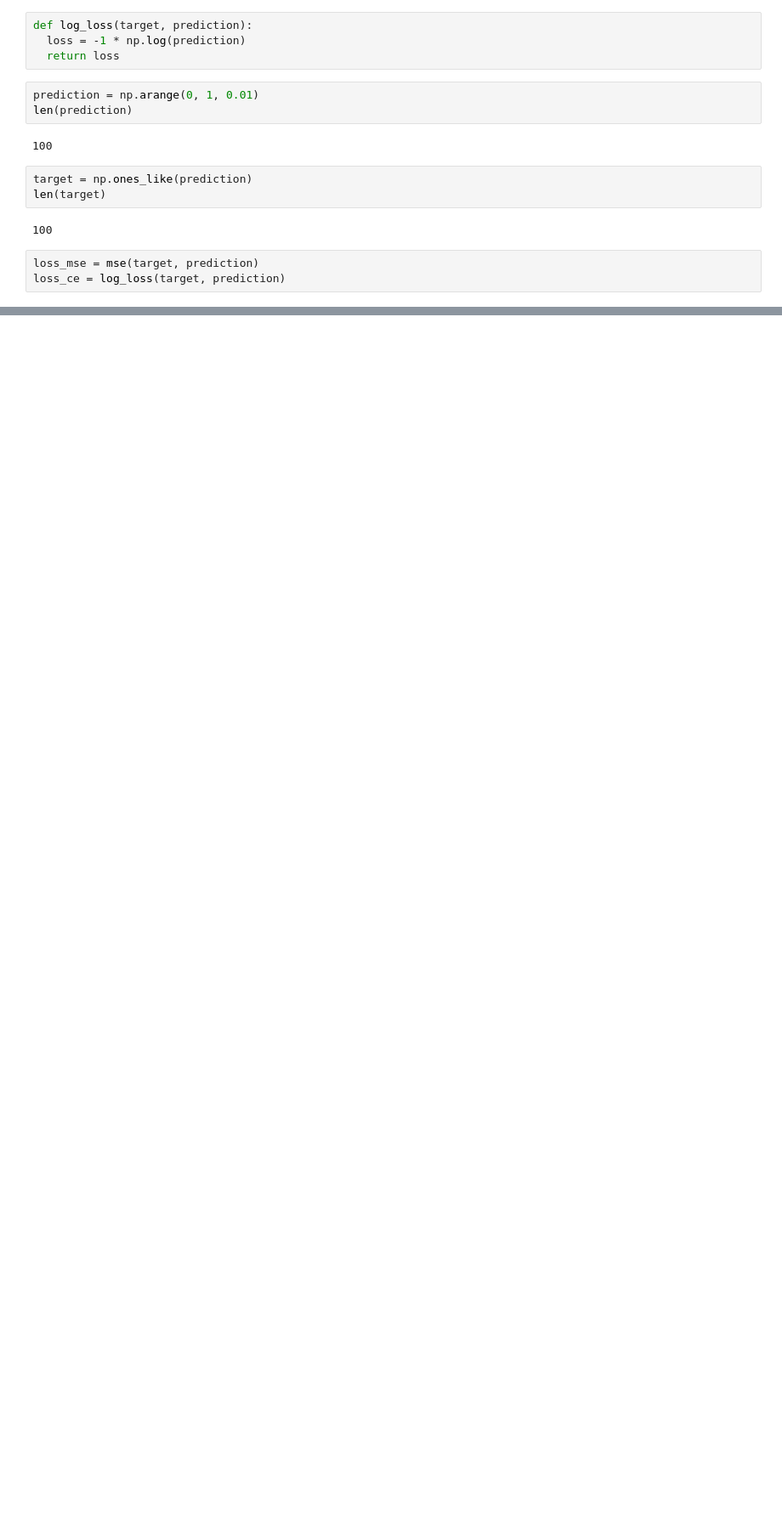
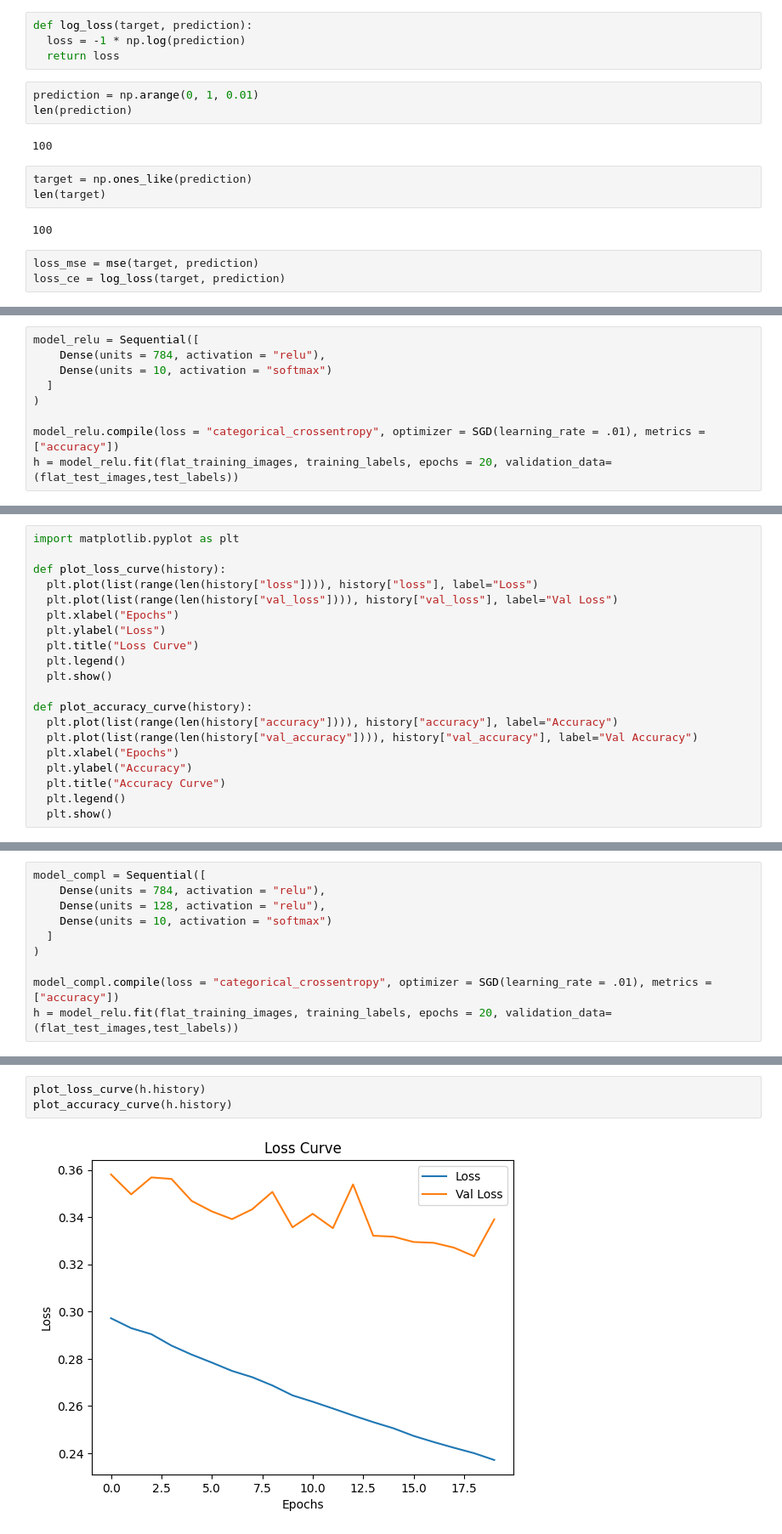
Before and after one commit to The237/DeepLearningCourses, a Jupyter notebook: 03_01_Deep_Learning_pour_la_classification.ipynb, the cells around one changed output, grey strips where cells are left out. Shown at 85% size. Cells and saved outputs as stored; diff of their text form; blank space fills up the shorter version.

```diff
--- a/03_01_Deep_Learning_pour_la_classification.ipynb
+++ b/03_01_Deep_Learning_pour_la_classification.ipynb
@@ -157,0 +228,9 @@ plt.show()
+# %%
+model_relu = Sequential([
+    Dense(units = 784, activation = "relu"),
+    Dense(units = 10, activation = "softmax")
+  ]
+)
+
+model_relu.compile(loss = "categorical_crossentropy", optimizer = SGD(learning_rate = .01), metrics = ["accuracy"])
+h = model_relu.fit(flat_training_images, training_labels, epochs = 20, validation_data=(flat_test_images,test_labels))
@@ -157,0 +255,20 @@ plt.show()
+# %%
+import matplotlib.pyplot as plt
+
+def plot_loss_curve(history):
+  plt.plot(list(range(len(history["loss"]))), history["loss"], label="Loss")
+  plt.plot(list(range(len(history["val_loss"]))), history["val_loss"], label="Val Loss")
+  plt.xlabel("Epochs")
+  plt.ylabel("Loss")
+  plt.title("Loss Curve")
+  plt.legend()
+  plt.show()
+
+def plot_accuracy_curve(history):
+  plt.plot(list(range(len(history["accuracy"]))), history["accuracy"], label="Accuracy")
+  plt.plot(list(range(len(history["val_accuracy"]))), history["val_accuracy"], label="Val Accuracy")
+  plt.xlabel("Epochs")
+  plt.ylabel("Accuracy")
+  plt.title("Accuracy Curve")
+  plt.legend()
+  plt.show()
@@ -157,0 +277,10 @@ plt.show()
+# %%
+model_compl = Sequential([
+    Dense(units = 784, activation = "relu"),
+    Dense(units = 128, activation = "relu"),
+    Dense(units = 10, activation = "softmax")
+  ]
+)
+
+model_compl.compile(loss = "categorical_crossentropy", optimizer = SGD(learning_rate = .01), metrics = ["accuracy"])
+h = model_relu.fit(flat_training_images, training_labels, epochs = 20, validation_data=(flat_test_images,test_labels))
@@ -157,0 +305,5 @@ plt.show()
+# %%
+plot_loss_curve(h.history)
+plot_accuracy_curve(h.history)
+# %% [output]
+[figure, added]
```
Also changed, not shown: parts of 49 cells of this notebook.
